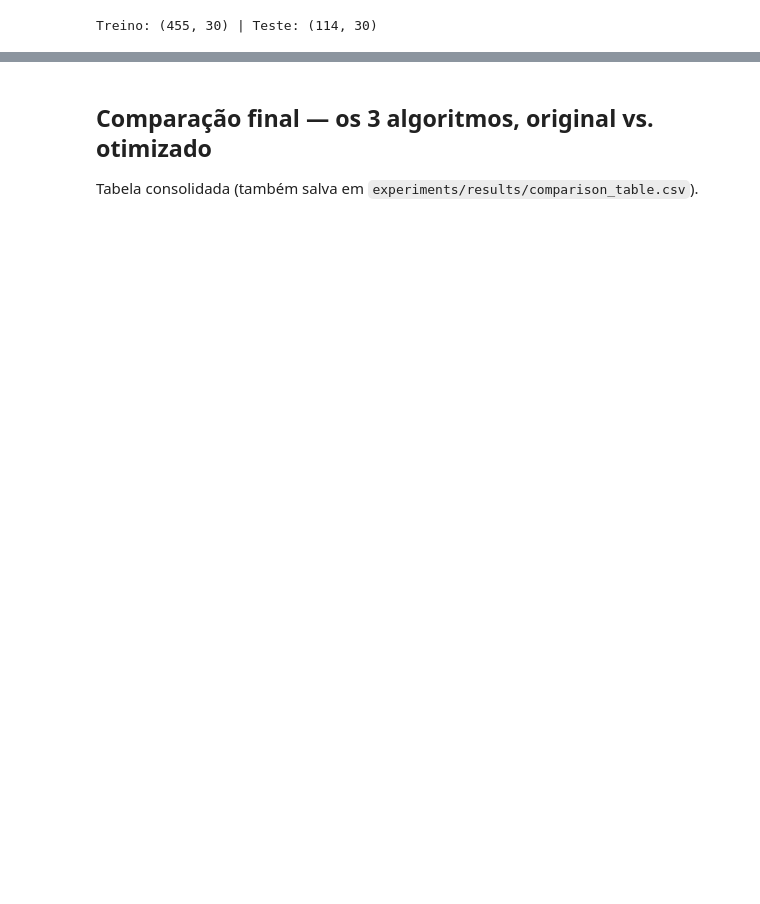
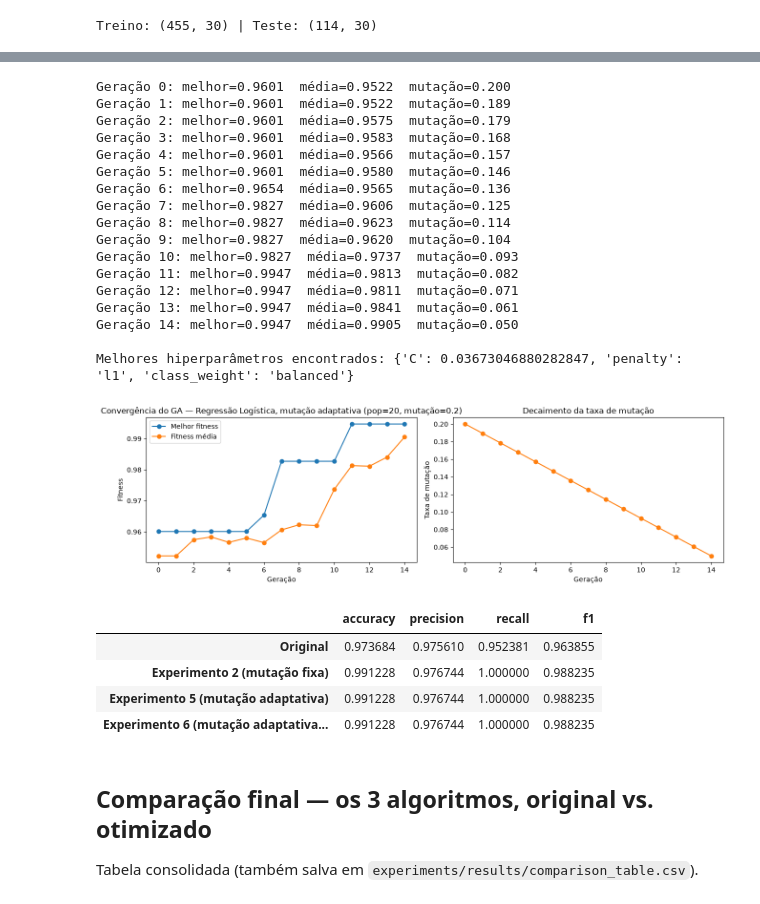
Before and after one commit to SamirGoes/tech-challenge-fiap-fase2, a Jupyter notebook: notebooks/GA_HyperparametersOptimization.ipynb, the cells around one changed output, grey strips where cells are left out. Drawn from its saved outputs; the diff is of its cells as text; code cells hidden in the pictures; blank space fills up the shorter version.

```diff
--- a/notebooks/GA_HyperparametersOptimization.ipynb
+++ b/notebooks/GA_HyperparametersOptimization.ipynb
@@ -235,12 +115,0 @@ Melhores hiperparâmetros encontrados: {'n_estimators': 200, 'max_depth': 5, 'mi
-# %%
-modelo_rf_original = ga_utils.construir_rf(ga_utils.RF_BASELINE)
-modelo_rf_original.fit(X_train, y_train)
-y_pred_original = modelo_rf_original.predict(X_test)
-metricas_rf_original = ga_utils.calcular_metricas(y_test, y_pred_original)
-
-modelo_rf_otimizado = ga_utils.construir_rf(melhor_rf)
-modelo_rf_otimizado.fit(X_train, y_train)
-y_pred_otimizado = modelo_rf_otimizado.predict(X_test)
-metricas_rf_otimizado = ga_utils.calcular_metricas(y_test, y_pred_otimizado)
-
-pd.DataFrame([metricas_rf_original, metricas_rf_otimizado], index=["Original", "Otimizado (GA)"])
@@ -373,3 +184,61 @@ Melhores hiperparâmetros encontrados: {'C': 0.03673046880282847, 'penalty': 'l1
+# %%
+populacao_rlog3=20
+geracoes_rlog3=15
+mutacao_rlog3=0.2
+populacao, historico_log_adaptativo_roleta, fitnesses, melhor_log_adaptativo_roleta = ga_utils.rodar_ga(
+    "regressao_logistica", X_train, y_train, X_test, y_test,
+    tamanho_populacao=populacao_rlog3, geracoes=geracoes_rlog3, mutacao=mutacao_rlog3, selecao_func=ga_utils.selecao_roleta, mutacao_final=0.05, seed=42,
+)
+print("\nMelhores hiperparâmetros encontrados:", melhor_log_adaptativo_roleta)
+
+pd.DataFrame(historico_log_adaptativo_roleta).to_csv(RESULTADOS_DIR / "fitness_history_regressao_logistica_mutacao_adaptativa.csv", index=False)
+with open(RESULTADOS_DIR / "best_hyperparams_regressao_logistica_mutacao_adaptativa.json", "w") as f:
+    json.dump({"algoritmo": "regressao_logistica", "melhor_individuo": melhor_log_adaptativo_roleta}, f, indent=2, default=str)
+
+fig, (ax1, ax2) = plt.subplots(1, 2, figsize=(13, 4))
+ax1.plot([h["geracao"] for h in historico_log_adaptativo_roleta], [h["melhor"] for h in historico_log_adaptativo_roleta], label="Melhor fitness", marker="o")
+ax1.plot([h["geracao"] for h in historico_log_adaptativo_roleta], [h["media"] for h in historico_log_adaptativo_roleta], label="Fitness média", marker="o")
+ax1.set_xlabel("Geração"); ax1.set_ylabel("Fitness"); ax1.set_title(f"Convergência do GA — Regressão Logística, mutação adaptativa (pop={populacao_rlog3}, mutação={mutacao_rlog3})")
+ax1.legend()
+
+ax2.plot([h["geracao"] for h in historico_log_adaptativo_roleta], [h["taxa_mutacao"] for h in historico_log_adaptativo_roleta], marker="o", color="tab:orange")
+ax2.set_xlabel("Geração"); ax2.set_ylabel("Taxa de mutação"); ax2.set_title("Decaimento da taxa de mutação")
+
+plt.tight_layout(); plt.show()
+
+modelo_log_adaptativo_roleta = ga_utils.construir_log(melhor_log_adaptativo_roleta)
+modelo_log_adaptativo_roleta.fit(X_train, y_train)
+y_pred_log_adaptativo_roleta = modelo_log_adaptativo_roleta.predict(X_test)
+metricas_log_adaptativo_roleta = ga_utils.calcular_metricas(y_test, y_pred_log_adaptativo_roleta)
+
+pd.DataFrame(
+    [metricas_log_original, metricas_log_otimizado, metricas_log_adaptativo, metricas_log_adaptativo_roleta],
+    index=["Original", "Experimento 2 (mutação fixa)", "Experimento 5 (mutação adaptativa)", "Experimento 6 (mutação adaptativa + seleção por roleta)"],
+)
+# %% [output]
+Geração 0: melhor=0.9601  média=0.9522  mutação=0.200
+Geração 1: melhor=0.9601  média=0.9522  mutação=0.189
+Geração 2: melhor=0.9601  média=0.9575  mutação=0.179
+Geração 3: melhor=0.9601  média=0.9583  mutação=0.168
+Geração 4: melhor=0.9601  média=0.9566  mutação=0.157
+Geração 5: melhor=0.9601  média=0.9580  mutação=0.146
+Geração 6: melhor=0.9654  média=0.9565  mutação=0.136
+Geração 7: melhor=0.9827  média=0.9606  mutação=0.125
+Geração 8: melhor=0.9827  média=0.9623  mutação=0.114
+Geração 9: melhor=0.9827  média=0.9620  mutação=0.104
+Geração 10: melhor=0.9827  média=0.9737  mutação=0.093
+Geração 11: melhor=0.9947  média=0.9813  mutação=0.082
+Geração 12: melhor=0.9947  média=0.9811  mutação=0.071
+Geração 13: melhor=0.9947  média=0.9841  mutação=0.061
+Geração 14: melhor=0.9947  média=0.9905  mutação=0.050
+
+Melhores hiperparâmetros encontrados: {'C': 0.03673046880282847, 'penalty': 'l1', 'class_weight': 'balanced'}
+[figure, added]
+|  | accuracy | precision | recall | f1 |
+| Original | 0.973684 | 0.975610 | 0.952381 | 0.963855 |
+| Experimento 2 (mutação fixa) | 0.991228 | 0.976744 | 1.000000 | 0.988235 |
+| Experimento 5 (mutação adaptativa) | 0.991228 | 0.976744 | 1.000000 | 0.988235 |
+| Experimento 6 (mutação adaptativa... | 0.991228 | 0.976744 | 1.000000 | 0.988235 |
 # %% [markdown]
 ## Comparação final — os 3 algoritmos, original vs. otimizado
 
```
Also changed, not shown: parts of 20 cells of this notebook, 10 other files.
